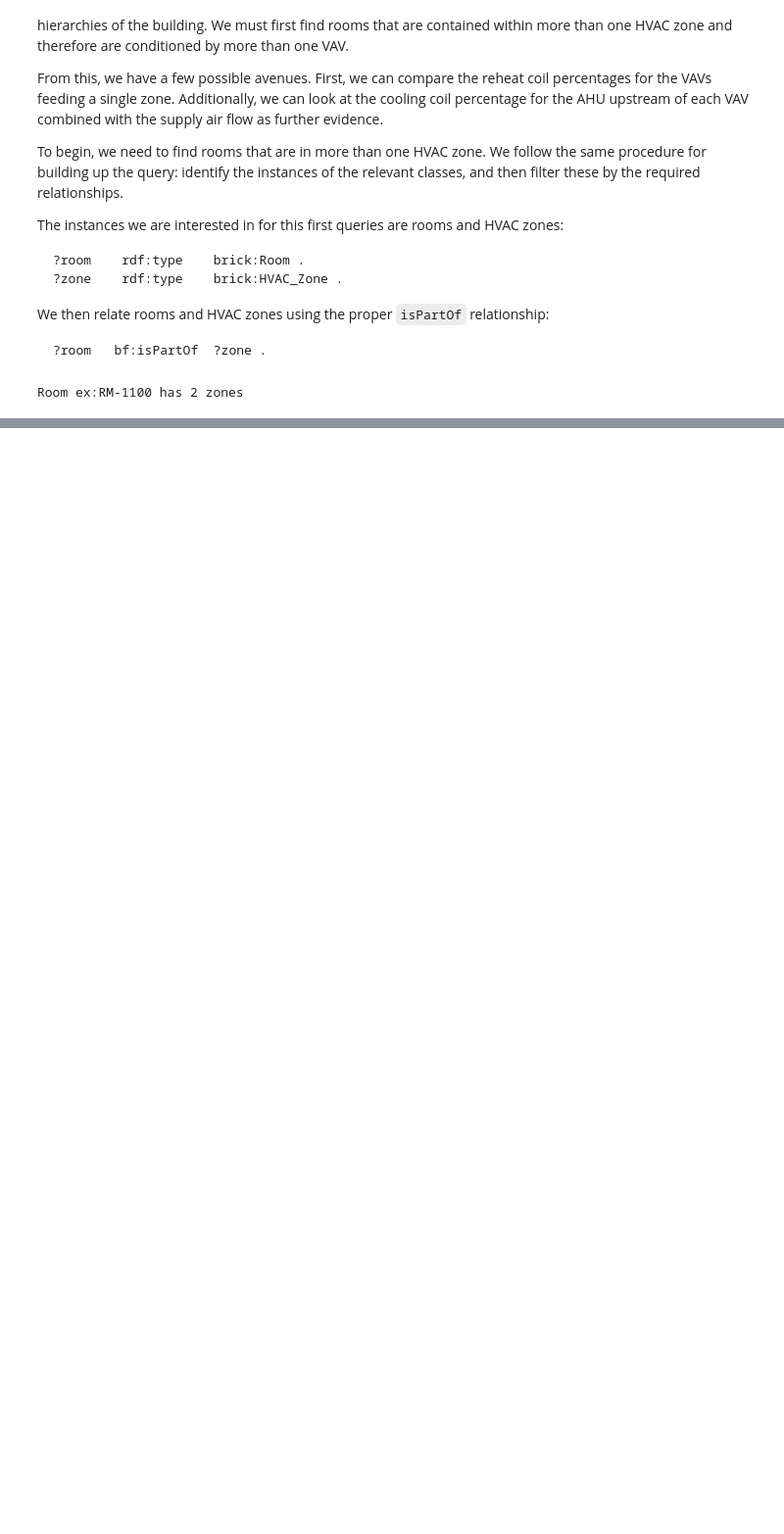
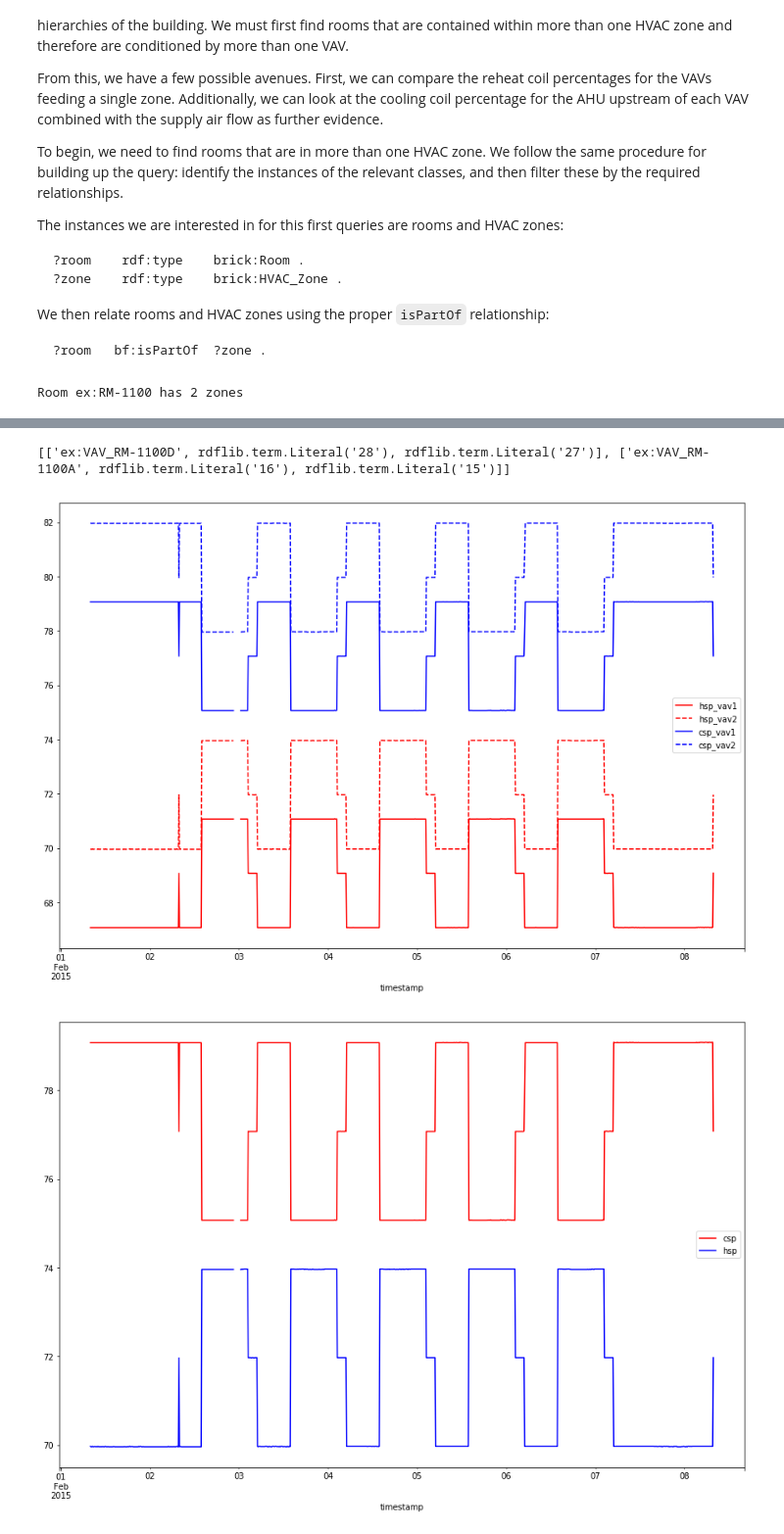
Before and after one commit to AnilSener/brick-tutorial-buildsys2017, a Jupyter notebook: Brick Queries.ipynb, the cells around one changed output, grey strips where cells are left out. Shown at 98% size. Saved outputs shown, nothing was run; the diff lists cells and outputs as text; code cells hidden in the pictures; blank space fills up the shorter version.

```diff
--- a/Brick Queries.ipynb
+++ b/Brick Queries.ipynb
@@ -367,0 +387,46 @@ max           0.0         0.0
+# %%
+for room in rooms_to_examine:
+    rows = bldg.query("""select ?vav ?hsp_uuid ?csp_uuid where {{
+    ?zone    rdf:type    brick:HVAC_Zone .
+    ?vav     rdf:type    brick:VAV .
+    ?hsp     rdf:type/rdfs:subClassOf*    brick:Heating_Temperature_Setpoint .
+    ?csp     rdf:type/rdfs:subClassOf*    brick:Cooling_Temperature_Setpoint .
+    {0} bf:isPartOf    ?zone .
+    ?vav        bf:feeds       ?zone .
+    ?hsp        bf:isPointOf   ?vav .
+    ?hsp        brick:hasUuid  ?hsp_uuid .
+    ?csp        bf:isPointOf   ?vav .
+    ?csp        brick:hasUuid  ?csp_uuid .
+    }}""".format(room), fullURI=False)
+    print(rows)
+    vav1_hsp = pd.read_csv('data/{0}.csv'.format(rows[0][1]), usecols=['timestamp','value'])
+    vav1_csp = pd.read_csv('data/{0}.csv'.format(rows[0][2]), usecols=['timestamp','value'])
+    vav2_hsp = pd.read_csv('data/{0}.csv'.format(rows[1][1]), usecols=['timestamp','value'])
+    vav2_csp = pd.read_csv('data/{0}.csv'.format(rows[1][2]), usecols=['timestamp','value'])
+
+
+    # parse timestamps + resample
+    vav1_hsp = vav1_hsp.set_index(pd.to_datetime(vav1_hsp.pop('timestamp'))).resample('10T').mean()
+    vav1_csp = vav1_csp.set_index(pd.to_datetime(vav1_csp.pop('timestamp'))).resample('10T').mean()
+    vav2_hsp = vav2_hsp.set_index(pd.to_datetime(vav2_hsp.pop('timestamp'))).resample('10T').mean()
+    vav2_csp = vav2_csp.set_index(pd.to_datetime(vav2_csp.pop('timestamp'))).resample('10T').mean()
+    vav1_hsp.columns=['hsp']
+    vav2_hsp.columns=['hsp']
+    vav1_csp.columns=['csp']
+    vav2_csp.columns=['csp']
+
+    # join the dataframes together so we can compare the values easier
+    hsp = vav1_hsp.join(vav2_hsp, lsuffix='_vav1', rsuffix='_vav2')
+    ax = hsp.plot(style=['r-', 'r--'], figsize=(15,10))
+    csp = vav1_csp.join(vav2_csp, lsuffix='_vav1', rsuffix='_vav2')
+    csp.plot(style=['b-','b--'], figsize=(15,10), ax=ax)
+    ax.set_title('All deadbands')
+
+    # compute effective deadband
+    effective = pd.DataFrame({'hsp': hsp.max(axis=1), 'csp': csp.min(axis=1)})
+    ax2= effective.plot(style=['r-','b-'], figsize=(15,10))
+    ax2.set_title('Effective deadband')
+# %% [output]
+[['ex:VAV_RM-1100D', rdflib.term.Literal('28'), rdflib.term.Literal('27')], ['ex:VAV_RM-1100A', rdflib.term.Literal('16'), rdflib.term.Literal('15')]]
+[figure, added]
+[figure, added]
```
Also changed, not shown: parts of 9 cells of this notebook, 1 other file.
